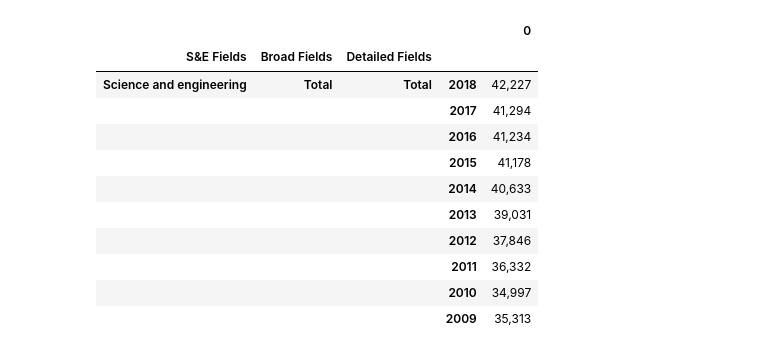
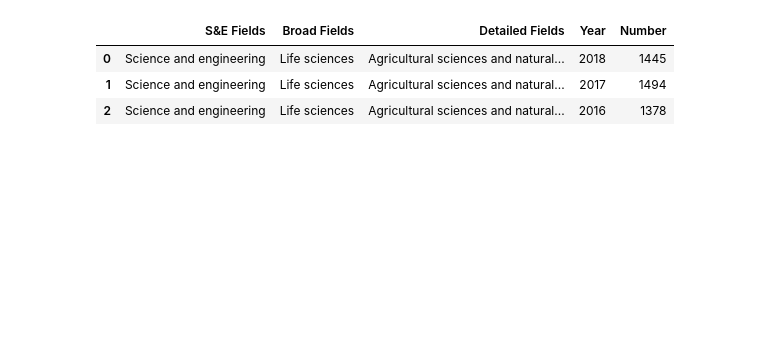
Before and after one commit to mulukenm/dataScience, a Jupyter notebook: ComparisonVisualization.ipynb, the cells around one changed output. Saved outputs shown, nothing was run; the diff lists cells and outputs as text; code cells hidden in the pictures; blank space fills up the shorter version.

```diff
--- a/ComparisonVisualization.ipynb
+++ b/ComparisonVisualization.ipynb
@@ -39,17 +43,31 @@ df1.head()
 df1s = df1.stack()
 df1s =df1s.to_frame()
 df1s.head(10)
+df1s = df1s.reset_index()
+df1s.columns = ['S&E Fields', 'Broad Fields', 'Detailed Fields', 'Year', 'Number']
+# df1s.columns
+# df1s.head()
+# df1s.shape
-# %% [output]
-|  |  |  |  | 0 |
-| S&E Fields | Broad Fields | Detailed Fields |  |  |
-| Science and engineering | Total | Total | 2018 | 42,227 |
-|  |  |  | 2017 | 41,294 |
-|  |  |  | 2016 | 41,234 |
-|  |  |  | 2015 | 41,178 |
-|  |  |  | 2014 | 40,633 |
-|  |  |  | 2013 | 39,031 |
-|  |  |  | 2012 | 37,846 |
-|  |  |  | 2011 | 36,332 |
-|  |  |  | 2010 | 34,997 |
-|  |  |  | 2009 | 35,313 |
+# %%
+df1s = df1s[df1s['Detailed Fields'] != 'Total']
+df1s = df1s.reset_index()
+df1s = df1s[['S&E Fields', 'Broad Fields', 'Detailed Fields', 'Year', 'Number']]
+#df1s["Number"] = df1s["Number"].astype(str).astype(float)
+df1s.head(3)
+df1s.tail(3)
+df1s['Number'].replace('-', np.nan, inplace=True)
+df1s = df1s.dropna()
+#df1s.describe
+#df1s.dtypes
+
+df1s.describe
+df1s["Number"] = df1s["Number"].astype(str).astype(int)
+df1s.dtypes
+df1s.head(3)
+#df1s.tail(3)
+# %% [output]
+|  | S&E Fields | Broad Fields | Detailed Fields | Year | Number |
+| 0 | Science and engineering | Life sciences | Agricultural sciences and natural... | 2018 | 1445 |
+| 1 | Science and engineering | Life sciences | Agricultural sciences and natural... | 2017 | 1494 |
+| 2 | Science and engineering | Life sciences | Agricultural sciences and natural... | 2016 | 1378 |
 # %%
```
Also changed, not shown: parts of 18 cells of this notebook.
